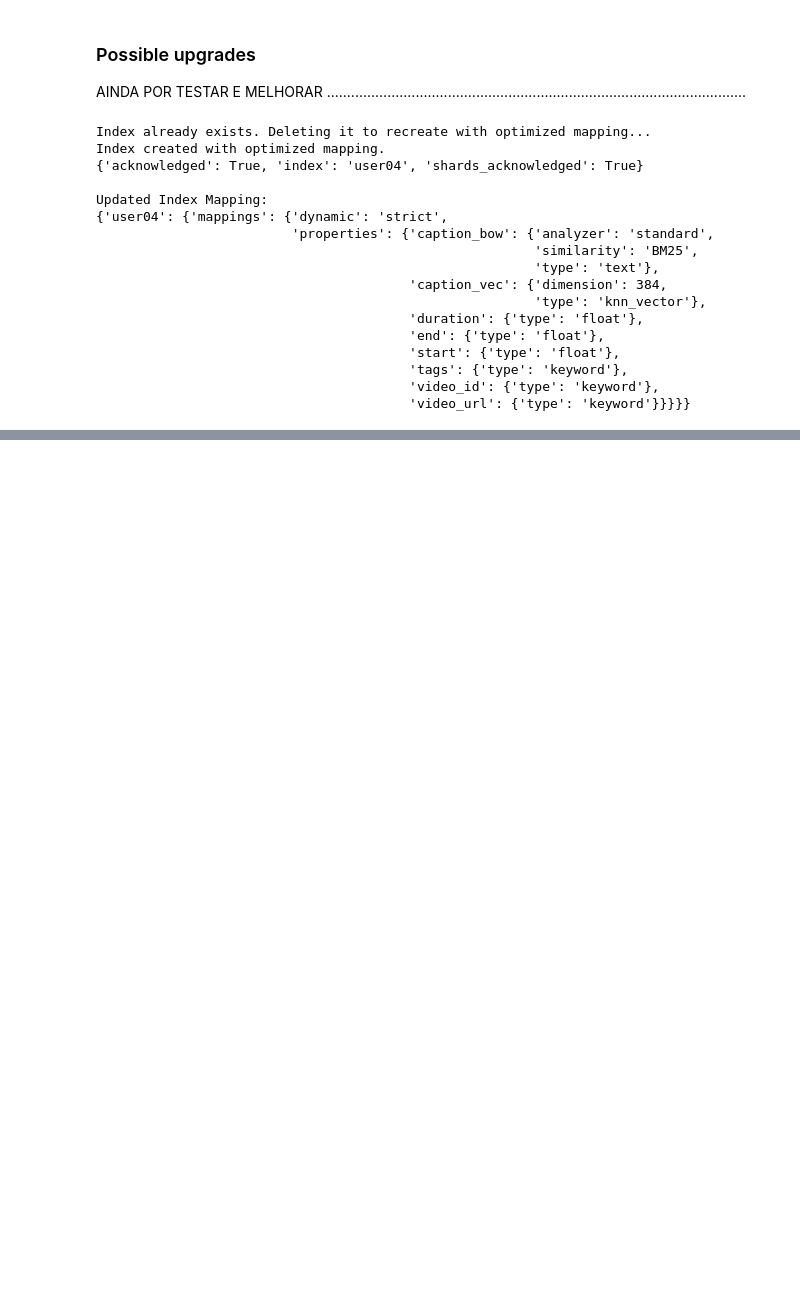
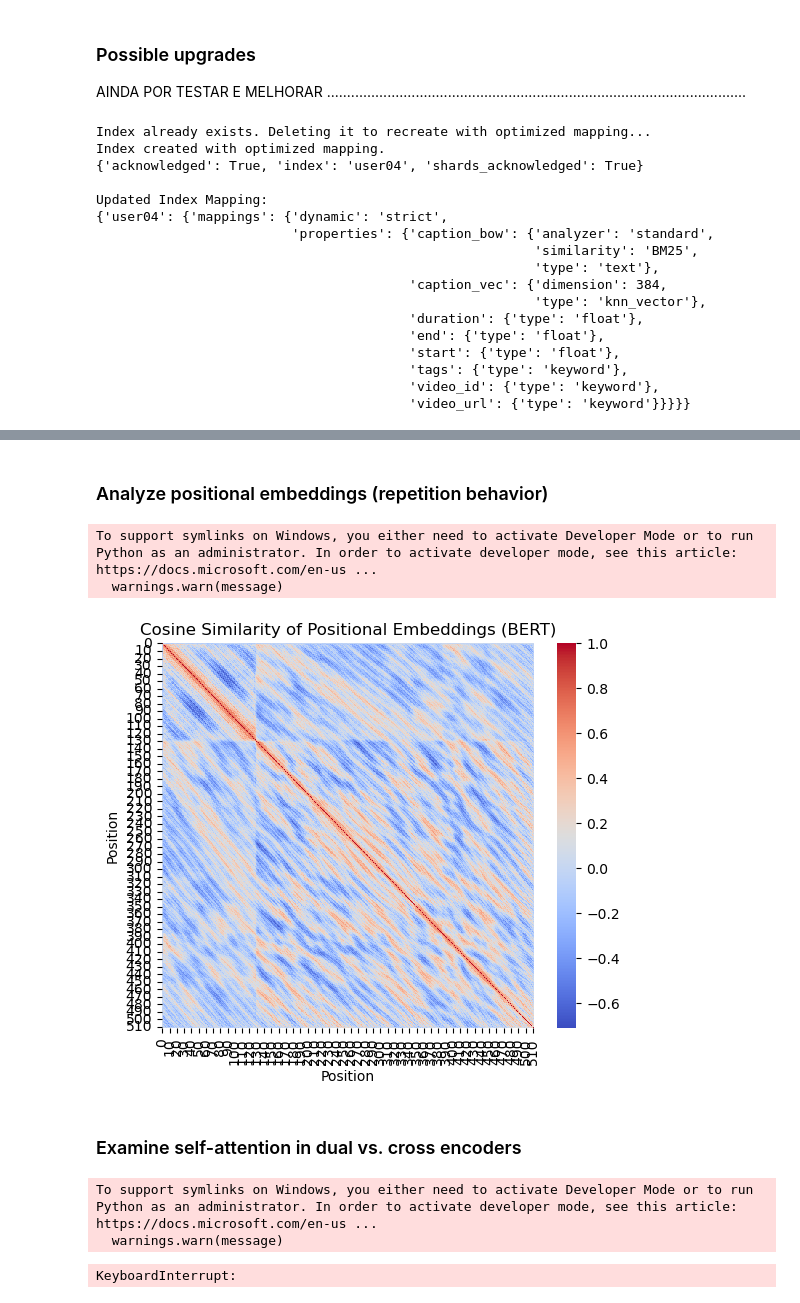
Before and after one commit to tiagosantos63390/mpdw_project, a Jupyter notebook: video_phase1.ipynb, the cells around one changed output, grey strips where cells are left out. Cells and saved outputs as stored; diff of their text form; code cells hidden in the pictures; blank space fills up the shorter version.

```diff
--- a/video_phase1.ipynb
+++ b/video_phase1.ipynb
@@ -410,0 +493,52 @@ Updated Index Mapping:
+# %% [markdown]
+### Analyze positional embeddings (repetition behavior)
+# %%
+# Load BERT base model
+bert = BertModel.from_pretrained("bert-base-uncased")
+pos_embed = bert.embeddings.position_embeddings.weight.detach().numpy()
+
+# Plot similarity between positional vectors
+sim_matrix = torch.nn.functional.cosine_similarity(
+    torch.tensor(pos_embed[:, None, :]), torch.tensor(pos_embed[None, :, :]), dim=-1
+).numpy()
+
+plt.figure(figsize=(6, 5))
+sns.heatmap(sim_matrix, cmap="coolwarm", xticklabels=10, yticklabels=10)
+plt.title("Cosine Similarity of Positional Embeddings (BERT)")
+plt.xlabel("Position")
+plt.ylabel("Position")
+plt.show()
+# %% [output]
+To support symlinks on Windows, you either need to activate Developer Mode or to run Python as an administrator. In order to activate developer mode, see this article: https://docs.microsoft.com/en-us ...
+  warnings.warn(message)
+[figure, added]
+# %% [markdown]
+### Examine self-attention in dual vs. cross encoders
+# %%
+dual_encoder = SentenceTransformer("sentence-transformers/all-MiniLM-L6-v2")
+
+query = "A woman is talking to the camera"
+passage = "She is recording a makeup tutorial"
+
+# Dual encoder: separate encoding
+query_vec = dual_encoder.encode(query, convert_to_tensor=True)
+passage_vec = dual_encoder.encode(passage, convert_to_tensor=True)
+similarity_dual = util.cos_sim(query_vec, passage_vec).item()
+
+# Cross encoder
+from transformers import AutoTokenizer, AutoModelForSequenceClassification
+
+cross_encoder_model = AutoModelForSequenceClassification.from_pretrained("cross-encoder/ms-marco-MiniLM-L-6-v2")
+cross_tokenizer = AutoTokenizer.from_pretrained("cross-encoder/ms-marco-MiniLM-L-6-v2")
+
+inputs = cross_tokenizer(query, passage, return_tensors="pt", truncation=True)
+with torch.no_grad():
+    logits = cross_encoder_model(**inputs).logits
+    similarity_cross = logits[0][0].item()
+
+print(f"Dual Encoder Similarity: {similarity_dual:.4f}")
+print(f"Cross Encoder Score: {similarity_cross:.4f}")
+# %% [output]
+To support symlinks on Windows, you either need to activate Developer Mode or to run Python as an administrator. In order to activate developer mode, see this article: https://docs.microsoft.com/en-us ...
+  warnings.warn(message)
+KeyboardInterrupt:
```
Also changed, not shown: parts of 9 cells of this notebook.
